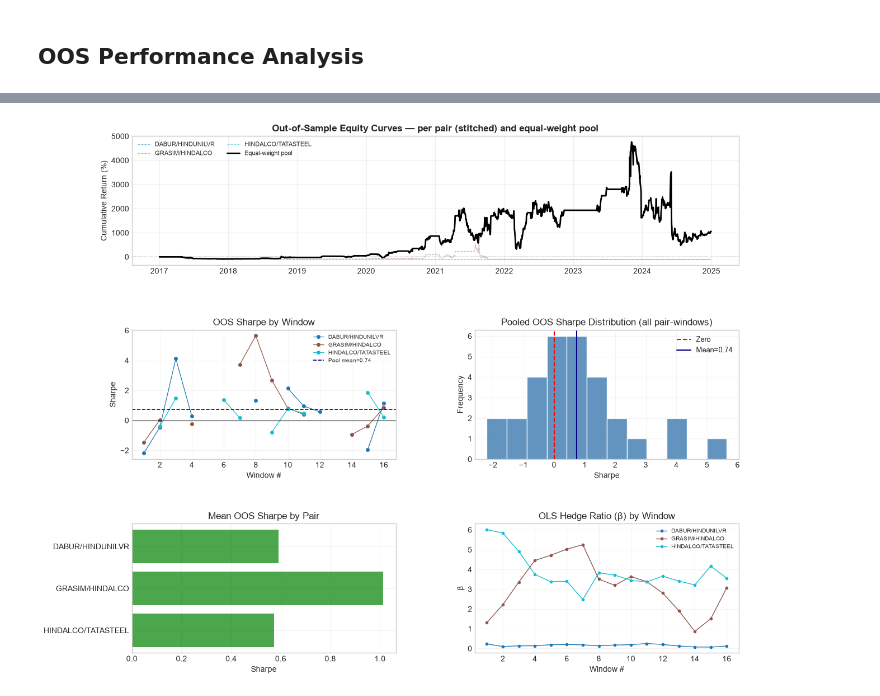
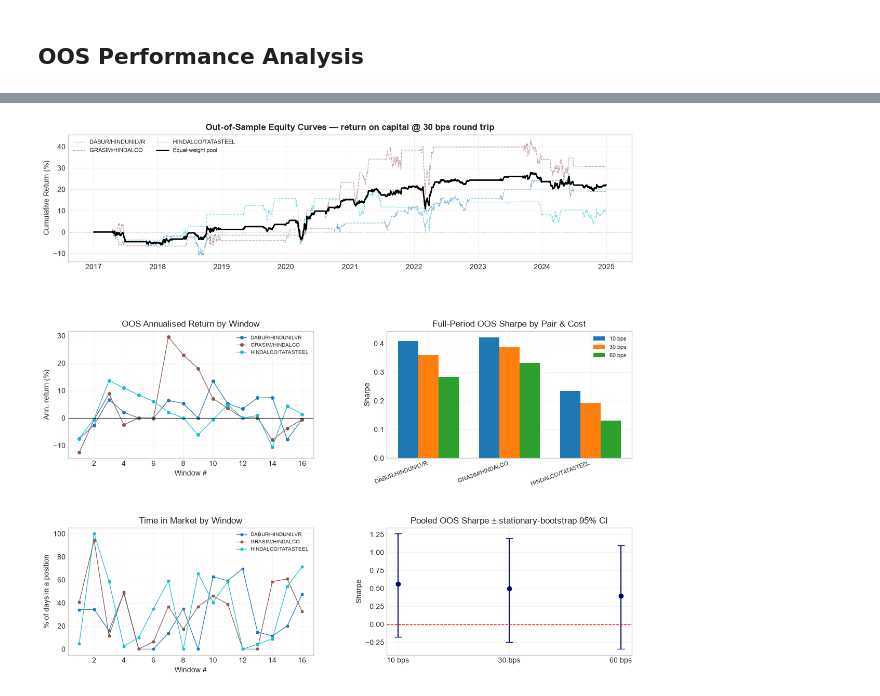
Before and after one commit to ayush04346/Adaptive_Pair_Trading-main, a Jupyter notebook: Adaptive_Pair_Trading-main/_09_Walk_Forward_Validation.ipynb, the cells around one changed output, grey strips where cells are left out. Cells and saved outputs as stored; diff of their text form; code cells hidden in the pictures.

```diff
--- a/Adaptive_Pair_Trading-main/_09_Walk_Forward_Validation.ipynb
+++ b/Adaptive_Pair_Trading-main/_09_Walk_Forward_Validation.ipynb
@@ -36,19 +36,19 @@ import numpy as np
 import matplotlib.pyplot as plt
 import matplotlib.gridspec as gridspec
 import statsmodels.api as sm
-from statsmodels.tsa.stattools import adfuller
 from dateutil.relativedelta import relativedelta
-from scipy import stats
 import warnings
 from config import (
     PRICES_FILE, TOP_PAIRS_FILE,
     ROLL_WINDOW, ROLL_MIN_PERIODS, rolling_zscore,
-    ENTRY_Z, EXIT_Z, TC,
+    ENTRY_Z, EXIT_Z,
+    COST_BPS_ROUND_TRIP, COST_BPS_ROUND_TRIP_LEVELS,
+    pair_backtest, sharpe_ratio, max_drawdown, stationary_bootstrap,
     WF_TRAIN_MONTHS, WF_TEST_MONTHS,
-    KF_DELTA, KF_INIT_P
 )
 
 warnings.filterwarnings('ignore')
 plt.style.use('seaborn-v0_8-whitegrid')
-print('Libraries loaded.')
+COST_LEVELS = list(COST_BPS_ROUND_TRIP_LEVELS)   # (10, 30, 60) bps round trip
+print('Libraries loaded. Cost levels (bps round trip):', COST_LEVELS)
 # %% [output]
@@ -351,67 +408,68 @@ Pooled OOS equity curve: 3 pair(s), 2017-01-02 -> 2024-12-31, final cumulative r
 # %%
-fig = plt.figure(figsize=(14, 12))
-gs  = gridspec.GridSpec(3, 2, hspace=0.5, wspace=0.3)
+base = COST_BPS_ROUND_TRIP
+wf_base = wf[base]
 pair_labels = [f'{a}/{b}'.replace('.NS', '') for a, b in PAIRS]
 cmap = plt.cm.tab10(np.linspace(0, 1, max(len(PAIRS), 1)))
 
-# ── 1. Pooled + per-pair OOS equity curves ──────────────────────────────
+fig = plt.figure(figsize=(14, 13))
+gs  = gridspec.GridSpec(3, 2, hspace=0.55, wspace=0.3)
+
+# ── 1. OOS equity curves — bounded, on capital (base cost) ──────────────
 ax1 = fig.add_subplot(gs[0, :])
 for k, col in enumerate(oos_panel.columns):
     ci = (1 + oos_panel[col].fillna(0)).cumprod() - 1
-    ax1.plot(ci * 100, linewidth=0.8, alpha=0.5, linestyle='--',
-             color=cmap[k], label=f'{col}'.replace('.NS', ''))
+    ax1.plot(ci * 100, linewidth=0.9, alpha=0.55, linestyle='--',
+             color=cmap[k], label=col.replace('.NS', ''))
 ax1.plot(oos_cum * 100, color='black', linewidth=2.0, label='Equal-weight pool')
 ax1.axhline(0, color='black', linewidth=0.5, linestyle=':')
-ax1.set_title('Out-of-Sample Equity Curves — per pair (stitched) and equal-weight pool',
+ax1.set_title(f'Out-of-Sample Equity Curves — return on capital @ {base} bps round trip',
               fontweight='bold')
 ax1.set_ylabel('Cumulative Return (%)')
-ax1.legend(fontsize=8, ncol=2)
-ax1.grid(alpha=0.3)
+ax1.legend(fontsize=8, ncol=2); ax1.grid(alpha=0.3)
 
-# ── 2. OOS Sharpe by window, coloured by pair ───────────────────────────
+# ── 2. Per-window OOS return, coloured by pair (base cost) ──────────────
 ax2 = fig.add_subplot(gs[1, 0])
-for k, ((a, b), wdf) in enumerate(wf_by_pair.items()):
-    ax2.plot(wdf['Window'], wdf['OOS Sharpe'], marker='o', markersize=4,
-             linewidth=0.9, color=cmap[k], label=f'{a}/{b}'.replace('.NS', ''))
+for k, (key, wdf) in enumerate(wf_base.items()):
+    ax2.plot(wdf['Window'], wdf['OOS Return % (ann)'], marker='o', markersize=4,
+             linewidth=0.9, color=cmap[k], label=f'{key[0]}/{key[1]}'.replace('.NS', ''))
 ax2.axhline(0, color='black', linewidth=0.8)
-ax2.axhline(pooled.mean(), color='navy', linestyle='--', linewidth=1.2,
-            label=f'Pool mean={pooled.mean():.2f}')
-ax2.set_title('OOS Sharpe by Window')
-ax2.set_xlabel('Window #'); ax2.set_ylabel('Sharpe')
-ax2.legend(fontsize=7); ax2.grid(alpha=0.2)
+ax2.set_title('OOS Annualised Return by Window'); ax2.set_xlabel('Window #')
+ax2.set_ylabel('Ann. return (%)'); ax2.legend(fontsize=7); ax2.grid(alpha=0.2)
 
-# ── 3. Pooled OOS Sharpe distribution ──────────────────────────────────
+# ── 3. Full-period OOS Sharpe by pair x cost ───────────────────────────
 ax3 = fig.add_subplot(gs[1, 1])
-ax3.hist(pooled, bins=min(12, max(len(pooled), 3)),
-         color='steelblue', edgecolor='white', alpha=0.85)
-ax3.axvline(0, color='red', linewidth=1.5, linestyle='--', label='Zero')
-ax3.axvline(pooled.mean(), color='navy', linewidth=1.5,
-            label=f'Mean={pooled.mean():.2f}')
-ax3.set_title('Pooled OOS Sharpe Distribution (all pair-windows)')
-ax3.set_xlabel('Sharpe'); ax3.set_ylabel('Frequency')
-ax3.legend(fontsize=9); ax3.grid(alpha=0.2)
+x = np.arange(len(PAIRS)); w = 0.25
+for j, cost in enumerate(COST_LEVELS):
+    vals = per_pair_by_cost[cost]['Full-period OOS Sharpe'].values
+    ax3.bar(x + (j - 1) * w, vals, w, label=f'{cost} bps')
+ax3.axhline(0, color='black', linewidth=0.8)
+ax3.set_xticks(x); ax3.set_xticklabels(pair_labels, rotation=20, ha='right', fontsize=8)
+ax3.set_title('Full-Period OOS Sharpe by Pair & Cost'); ax3.set_ylabel('Sharpe')
+ax3.legend(fontsize=8); ax3.grid(alpha=0.2)
 
-# ── 4. Per-pair mean OOS Sharpe ────────────────────────────────────────
+# ── 4. Time in market by window ────────────────────────────────────────
 ax4 = fig.add_subplot(gs[2, 0])
-means = per_pair['Mean OOS Sharpe'].values
-ax4.barh(pair_labels[::-1], means[::-1],
-         color=['green' if m > 0 else 'red' for m in means[::-1]], alpha=0.7)
-ax4.axvline(0, color='black', linewidth=0.8)
-ax4.set_title('Mean OOS Sharpe by Pair')
-ax4.set_xlabel('Sharpe'); ax4.grid(alpha=0.2)
+for k, (key, wdf) in enumerate(wf_base.items()):
+    ax4.plot(wdf['Window'], wdf['Time in Mkt %'], marker='s', markersize=3,
+             linewidth=0.9, color=cmap[k], label=f'{key[0]}/{key[1]}'.replace('.NS', ''))
+ax4.set_title('Time in Market by Window'); ax4.set_xlabel('Window #')
+ax4.set_ylabel('% of days in a position'); ax4.legend(fontsize=7); ax4.grid(alpha=0.2)
 
-# ── 5. OLS beta stability per pair ─────────────────────────────────────
+# ── 5. Pooled Sharpe: point estimate + bootstrap 95% CI, by cost ───────
 ax5 = fig.add_subplot(gs[2, 1])
-for k, ((a, b), wdf) in enumerate(wf_by_pair.items()):
-    if len(wdf):
-        ax5.plot(wdf['Window'], wdf['Beta (OLS)'], marker='o', markersize=3,
-                 linewidth=1.0, color=cmap[k], label=f'{a}/{b}'.replace('.NS', ''))
-ax5.set_title('OLS Hedge Ratio (β) by Window')
-ax5.set_xlabel('Window #'); ax5.set_ylabel('β')
-ax5.legend(fontsize=7); ax5.grid(alpha=0.2)
+pts = [pooled_by_cost[c]['sharpe'] for c in COST_LEVELS]
+lo  = [pooled_by_cost[c]['ci_sharpe'][0] for c in COST_LEVELS]
+hi  = [pooled_by_cost[c]['ci_sharpe'][1] for c in COST_LEVELS]
+xc  = np.arange(len(COST_LEVELS))
+ax5.errorbar(xc, pts, yerr=[np.array(pts) - lo, np.array(hi) - pts],
+             fmt='o', capsize=5, color='navy')
+ax5.axhline(0, color='red', linestyle='--', linewidth=1)
+ax5.set_xticks(xc); ax5.set_xticklabels([f'{c} bps' for c in COST_LEVELS])
+ax5.set_title('Pooled OOS Sharpe ± stationary-bootstrap 95% CI')
+ax5.set_ylabel('Sharpe'); ax5.grid(alpha=0.2)
 
 plt.savefig('walk_forward_results.png', dpi=150, bbox_inches='tight')
 plt.show()
 # %% [output]
-[figure, old version]
+[figure, new version]
 # %%
```
Also changed, not shown: parts of 10 cells of this notebook, 5 other files.
